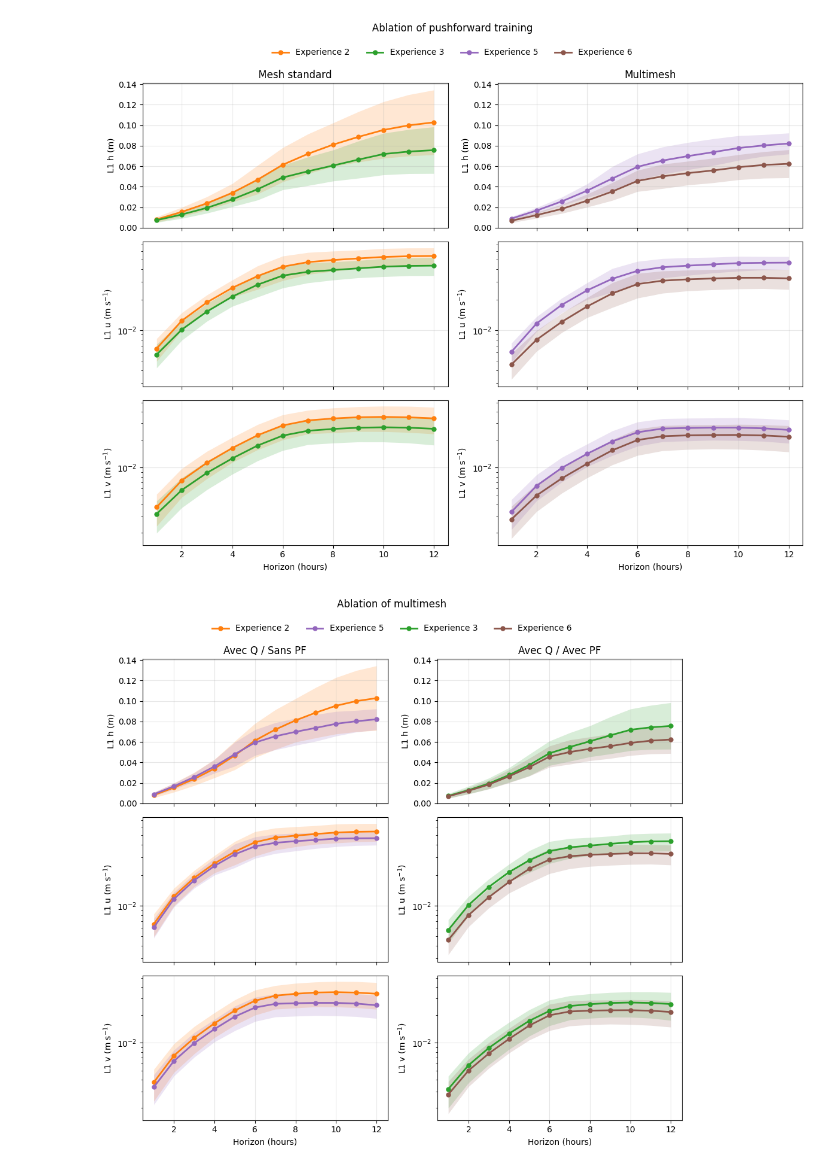
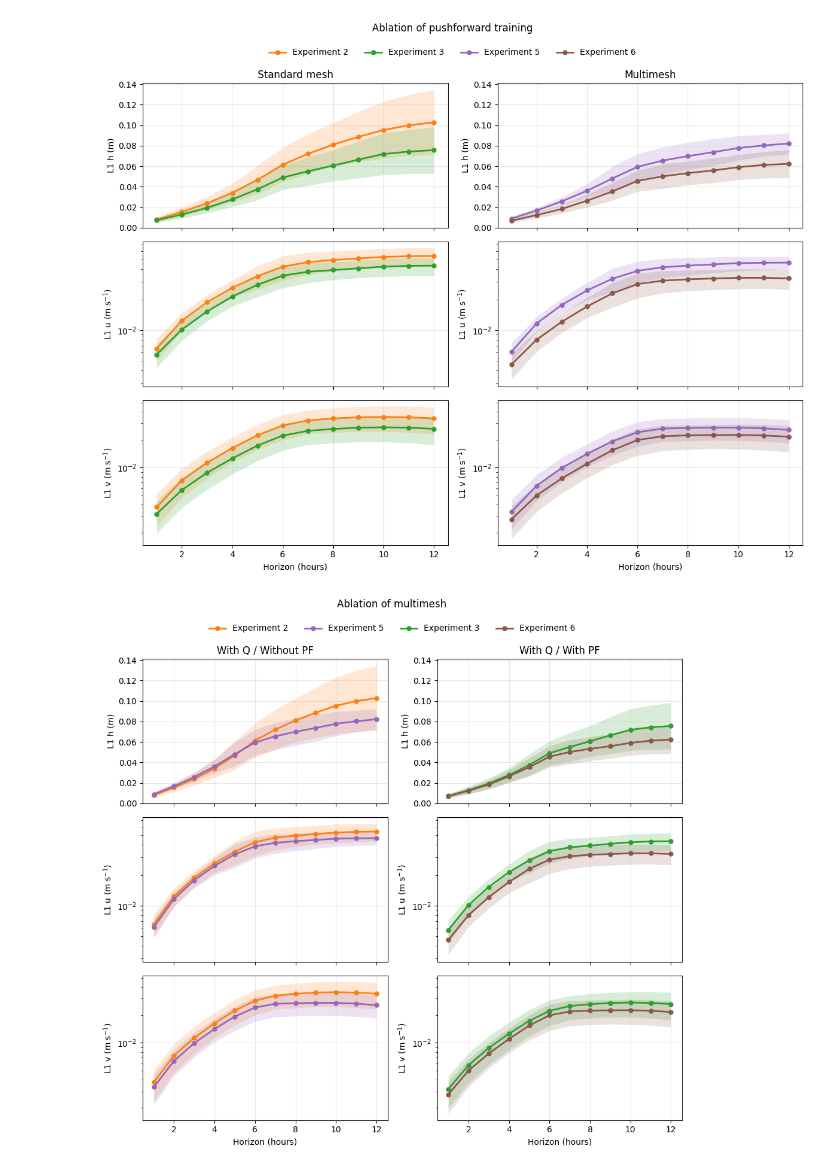
Before and after one commit to vmerc/gnn_modulus_test, a Jupyter notebook: jupyter/eval_checkpoints_fixed_hourly.ipynb, the cells around one changed output. Cells and saved outputs as stored; diff of their text form; code cells hidden in the pictures.

```diff
--- a/jupyter/eval_checkpoints_fixed_hourly.ipynb
+++ b/jupyter/eval_checkpoints_fixed_hourly.ipynb
@@ -119,42 +119,42 @@ METHODS = [
 
 METHODS = [
     {
-        "name": "Experience 1",
+        "name": "Experiment 1",
         "ckpt_dir": "/work/m24046/m24046mrcr/paper/Experience1/Seed0/",
         "epoch": 900,
         "use_q_feature": False,
         "mesh": "normal",
     },
     {
-        "name": "Experience 2",
+        "name": "Experiment 2",
         "ckpt_dir": "/work/m24046/m24046mrcr/paper/Experience7/Seed0/",
         "epoch": 900,
         "use_q_feature": True,
         "mesh": "normal",
     },
     {
-        "name": "Experience 3",
+        "name": "Experiment 3",
         "ckpt_dir": "/work/m24046/m24046mrcr/paper/Experience9/Seed0/",
         "epoch": 900,
         "use_q_feature": True,
         "mesh": "normal",
     },
     {
-        "name": "Experience 4",
+        "name": "Experiment 4",
         "ckpt_dir": "/work/m24046/m24046mrcr/paper/Experience2/Seed0/",
         "epoch": 900,
         "use_q_feature": False,
         "mesh": "multimesh",
     },
     {
-        "name": "Experience 5",
+        "name": "Experiment 5",
         "ckpt_dir": "/work/m24046/m24046mrcr/paper/Experience8/Seed0/",
         "epoch": 900,
         "use_q_feature": True,
         "mesh": "multimesh",
     },
     {
-        "name": "Experience 6",
+        "name": "Experiment 6",
         "ckpt_dir": "/work/m24046/m24046mrcr/paper/Experience10/Seed0/",
         "epoch": 900,
         "use_q_feature": True,
@@ -1201,9 +1201,9 @@ def plot_multimesh_ablation_single_figure_l1_std(
     """
     pairs = [
         {
-            "title": "Sans Q / Sans PF",
-            "standard": "Experience 1@900",
-            "multimesh": "Experience 4@900",
+            "title": "Without Q / Without PF",
+            "standard": "Experiment 1@900",
+            "multimesh": "Experiment 4@900",
         },
         ...
     ]
@@ -1320,24 +1320,24 @@ def plot_multimesh_ablation_single_figure_l1_std(
 # %%
 MULTIMESH_ABLATION_PAIRS = [
     {
-        "title": "Avec Q / Sans PF",
-        "standard": "Experience 2@900",
-        "multimesh": "Experience 5@900",
+        "title": "With Q / Without PF",
+        "standard": "Experiment 2@900",
+        "multimesh": "Experiment 5@900",
     },
     {
-        "title": "Avec Q / Avec PF",
-        "standard": "Experience 3@900",
-        "multimesh": "Experience 6@900",
+        "title": "With Q / With PF",
+        "standard": "Experiment 3@900",
+        "multimesh": "Experiment 6@900",
     },
 ]
 
 
 plot_multimesh_ablation_single_figure_l1_std(
     fixed_metrics,
     HORIZONS_STEPS,
     pairs=MULTIMESH_ABLATION_PAIRS,
     dt_seconds=DT_SECONDS,
     title="Ablation of multimesh",
 )
 # %% [output]
-[figure, old version]
+[figure, new version]
```
Also changed, not shown: parts of 3 cells of this notebook, 1 other file.
